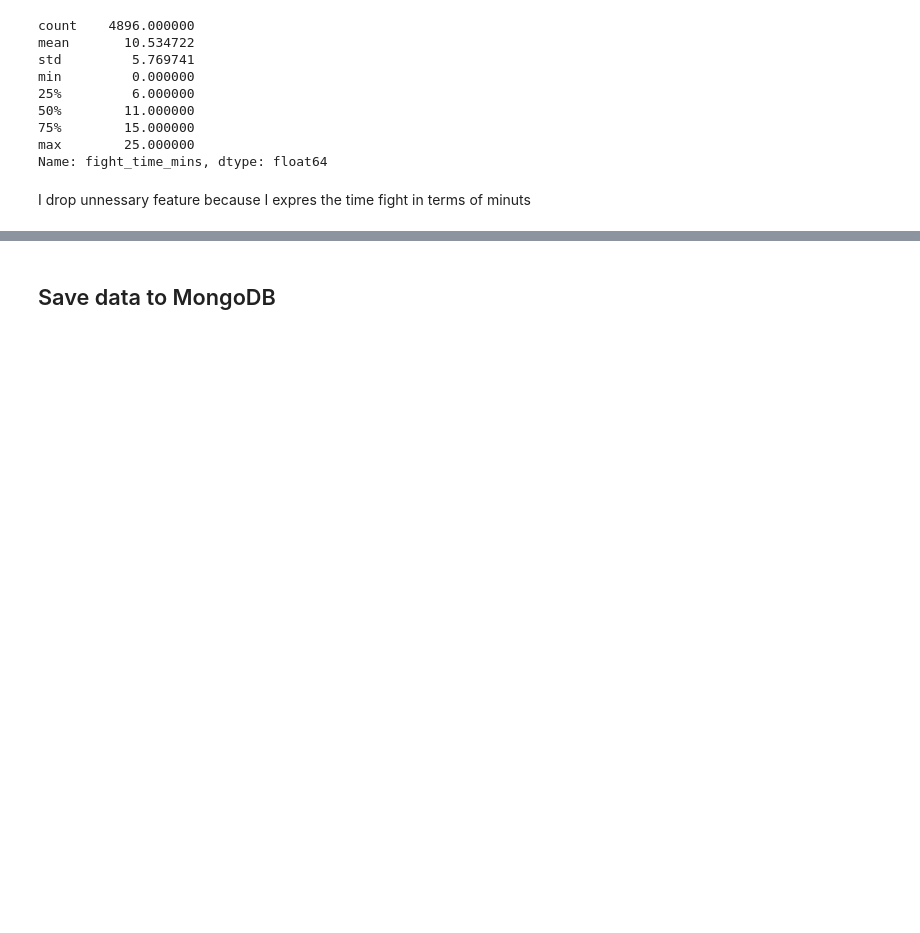
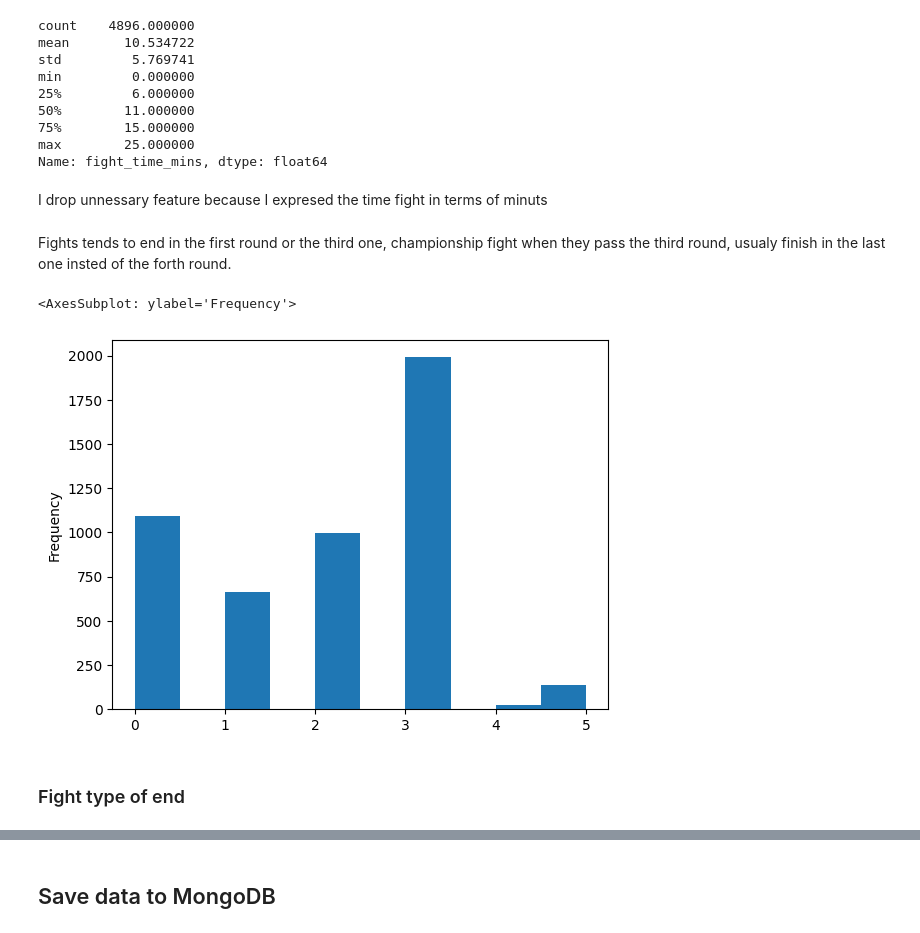
Before and after one commit to wilberquito/UFC-winner-predictor, a Jupyter notebook: lab/notebooks/ufc.ipynb, the cells around one changed output, grey strips where cells are left out. Drawn from its saved outputs; the diff is of its cells as text; code cells hidden in the pictures; blank space fills up the shorter version.

Commit message:
Study of the fight time duration and sove time outliers

```diff
--- a/lab/notebooks/ufc.ipynb
+++ b/lab/notebooks/ufc.ipynb
@@ -384,9 +321,20 @@ min         0.000000
 max        25.000000
 Name: fight_time_mins, dtype: float64
 # %% [markdown]
-I drop unnessary feature because I expres the time fight in terms of minuts
+I drop unnessary feature because I expresed the time fight in terms of minuts
 # %%
 master_df.drop('total_fight_time_secs',
                axis=1,
                inplace=True,
                errors='ignore')
+# %% [markdown]
+Fights tends to end in the first round or the third one, championship fight when they pass the third round, usualy finish in the last one insted of the forth round.
+# %%
+df = master_df['fight_time_mins'] / 5
+df = df.astype(int)
+df.plot(kind='hist')
+# %% [output]
+<AxesSubplot: ylabel='Frequency'>
+[figure, added]
+# %% [markdown]
+### Fight type of end
```
Also changed, not shown: parts of 53 cells of this notebook.
